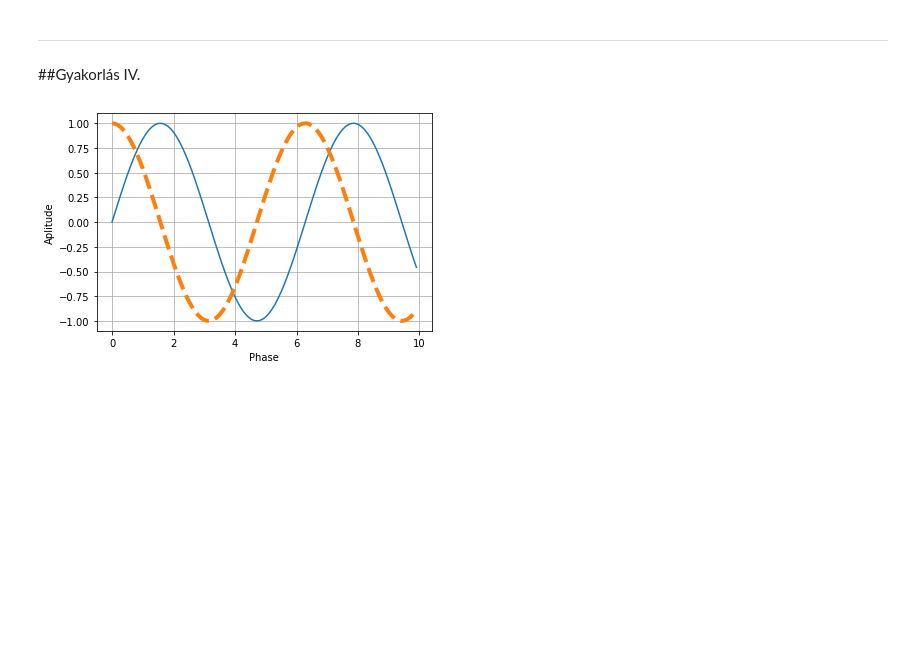
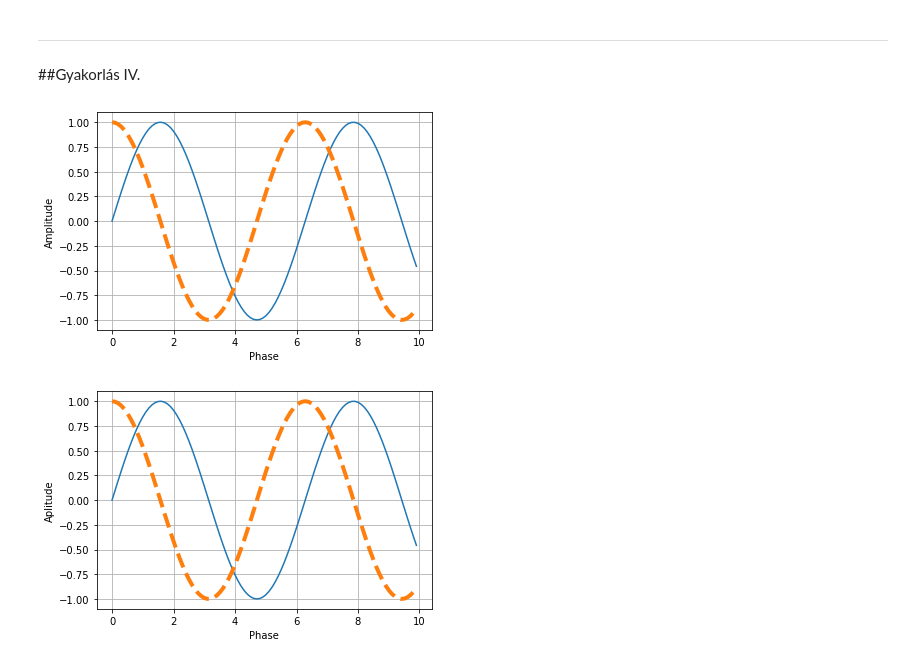
Before and after one commit to sipocz/Colab, a Jupyter notebook: PythonTutorial_2020_10_15_SL.ipynb, the cells around one changed output. Drawn from its saved outputs; the diff is of its cells as text; code cells hidden in the pictures; blank space fills up the shorter version.

```diff
--- a/PythonTutorial_2020_10_15_SL.ipynb
+++ b/PythonTutorial_2020_10_15_SL.ipynb
@@ -1401,3 +1440,19 @@ benelux.head(3)
+# %%
+# IV/1. Hozzd létre a következő ábrát:
+import matplotlib.pyplot as plt #pyplot: MATLAB-hoz hasonló ábrák készítéséhez
+import numpy as np
+x = np.arange(0,10,0.1)
+plt.plot(x, np.sin(x))
+plt.plot(x, np.cos(x), color='tab:orange', linestyle='--', linewidth=4)
+
+
+plt.grid(True)
+
+plt.ylabel('Amplitude')
+plt.xlabel('Phase')
+plt.show()
+# %% [output]
+[figure, added]
 # %% [markdown]
 ![image.png](embedded-picture-1)
 # %%
```
Also changed, not shown: parts of 13 cells of this notebook.
